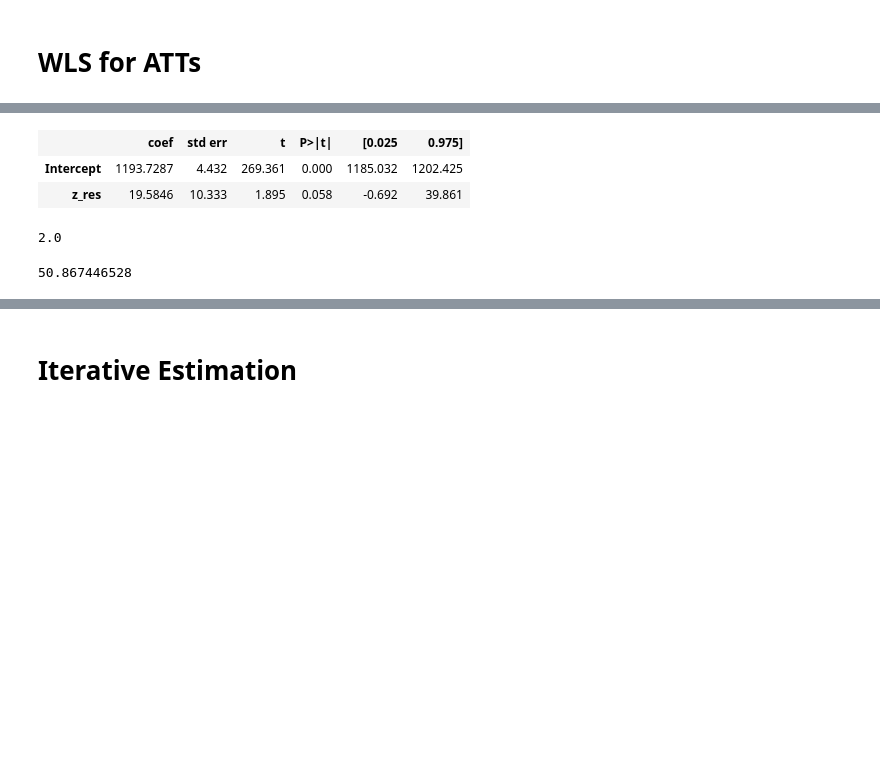
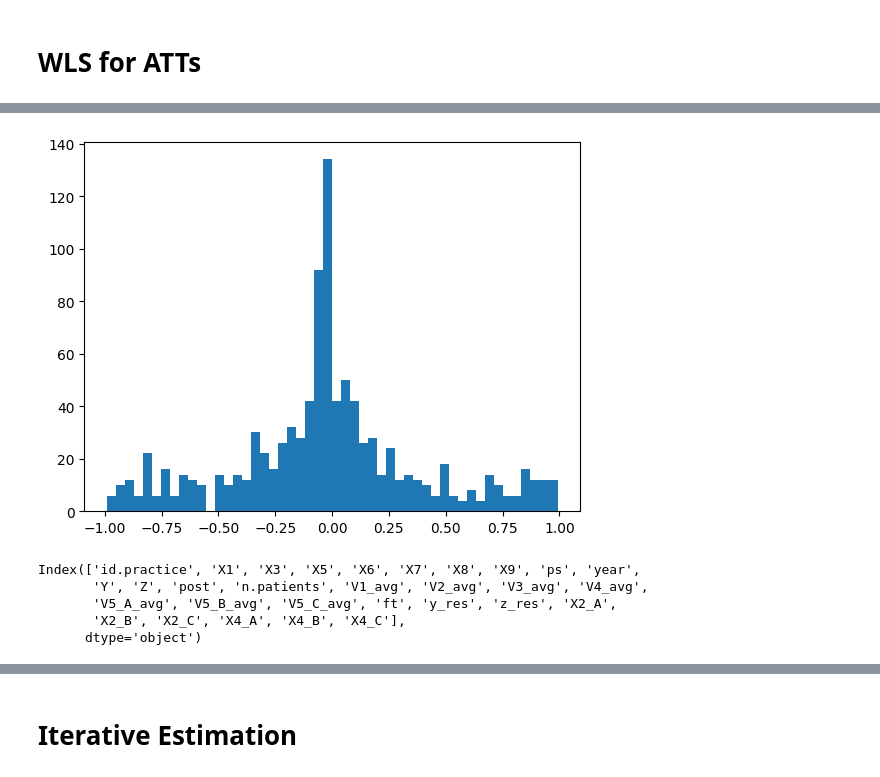
Before and after one commit to wjmoss/ACIC22, a Jupyter notebook: final.ipynb, the cells around one changed output, grey strips where cells are left out. Cells and saved outputs as stored; diff of their text form; code cells hidden in the pictures; blank space fills up the shorter version.

```diff
--- a/final.ipynb
+++ b/final.ipynb
@@ -160,18 +176,18 @@ Index(['id.practice', 'X1', 'X2', 'X3', 'X4', 'X5', 'X6', 'X7', 'X8', 'X9',
+# %%
+plt.hist(df_34['z_res'], bins=50)
+plt.show()
+# %% [output]
+[figure, added]
 # %%
 df_3 = df_34[df_34['year'] == 3]
 df_4 = df_34[df_34['year'] == 4]
 # %%
-final_model = smf.wls(formula='y_res ~ z_res', data=df_34, weights=df_34['n.patients']).fit()
-final_model.summary().tables[1]
+model_34 = smf.wls(formula='y_res ~ z_res', data=df_34, weights=df_34['n.patients']).fit()
-# %% [output]
-|  | coef | std err | t | P>|t| | [0.025 | 0.975] |
-| Intercept | 1193.7287 | 4.432 | 269.361 | 0.000 | 1185.032 | 1202.425 |
-| z_res | 19.5846 | 10.333 | 1.895 | 0.058 | -0.692 | 39.861 |
-# %%
-pow(4,0.5)
-# %% [output]
-2.0
-# %%
-25.09+1.959964*13.152
-# %% [output]
-50.867446528
+# %%
+df_34.columns
+# %% [output]
+Index(['id.practice', 'X1', 'X3', 'X5', 'X6', 'X7', 'X8', 'X9', 'ps', 'year',
+       'Y', 'Z', 'post', 'n.patients', 'V1_avg', 'V2_avg', 'V3_avg', 'V4_avg',
+       'V5_A_avg', 'V5_B_avg', 'V5_C_avg', 'ft', 'y_res', 'z_res', 'X2_A',
+       'X2_B', 'X2_C', 'X4_A', 'X4_B', 'X4_C'],
+      dtype='object')
```
Also changed, not shown: parts of 45 cells of this notebook, 1 other file.
